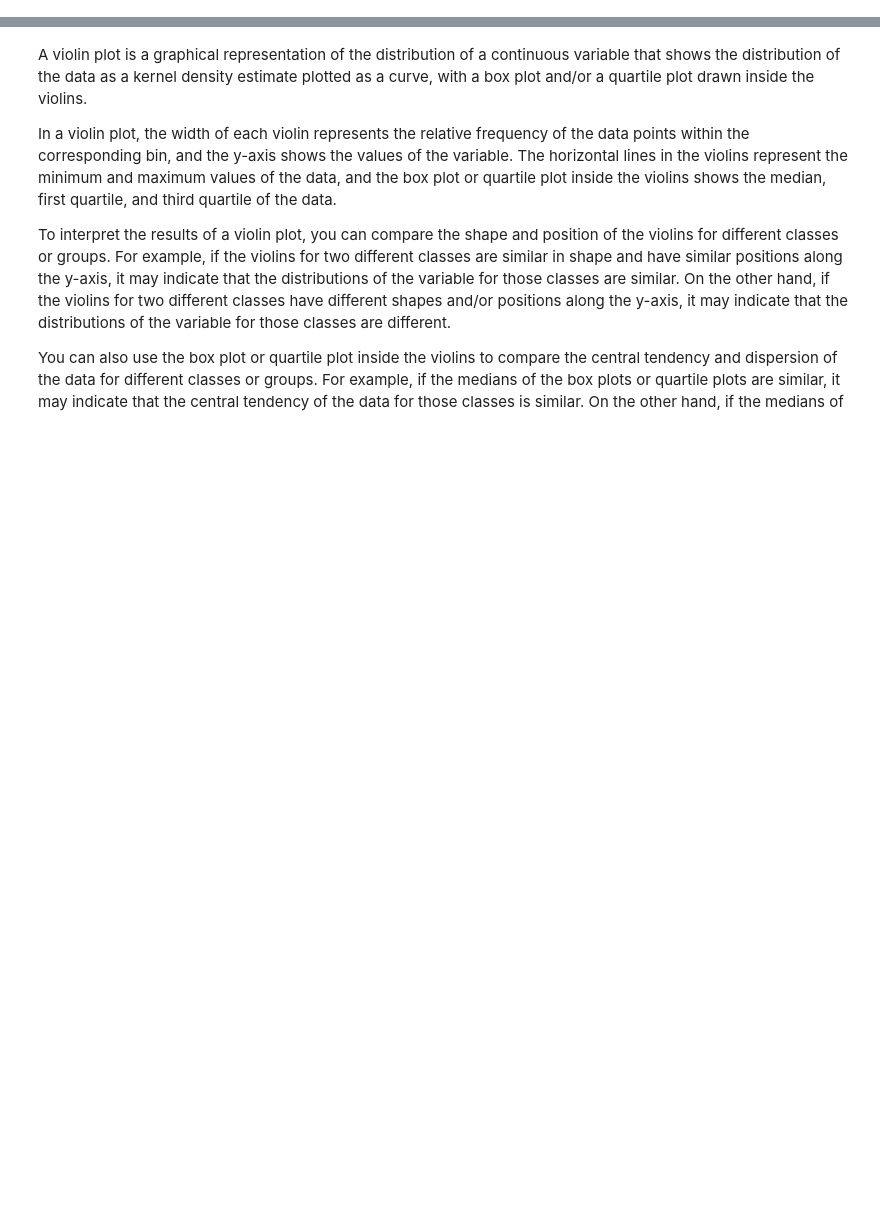
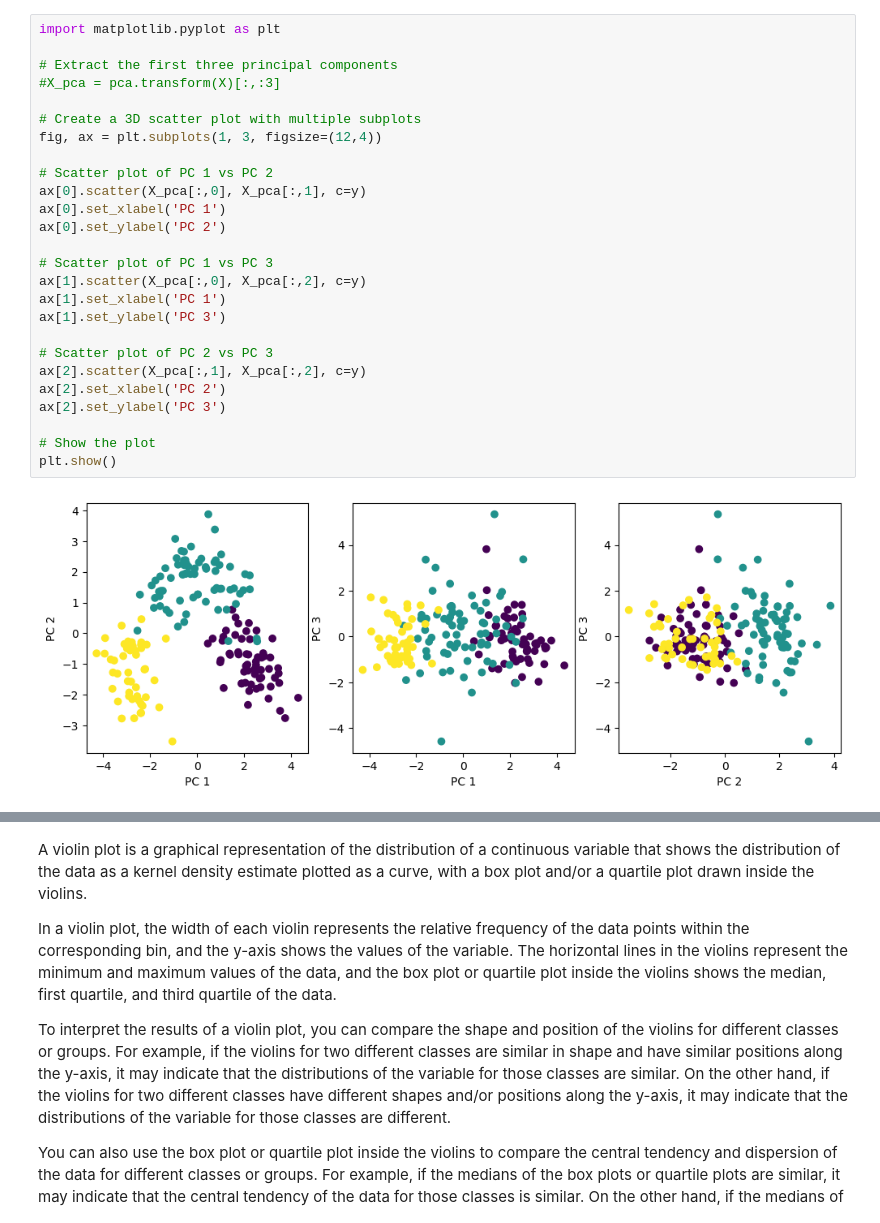
Before and after one commit to sskender/data-visualization, a Jupyter notebook: lab3/Wines.ipynb, the cells around one changed output, grey strips where cells are left out. Drawn from its saved outputs; the diff is of its cells as text; blank space fills up the shorter version.

```diff
--- a/lab3/Wines.ipynb
+++ b/lab3/Wines.ipynb
@@ -99,0 +147,28 @@ plt.show()
+# %%
+import matplotlib.pyplot as plt
+
+# Extract the first three principal components
+#X_pca = pca.transform(X)[:,:3]
+
+# Create a 3D scatter plot with multiple subplots
+fig, ax = plt.subplots(1, 3, figsize=(12,4))
+
+# Scatter plot of PC 1 vs PC 2
+ax[0].scatter(X_pca[:,0], X_pca[:,1], c=y)
+ax[0].set_xlabel('PC 1')
+ax[0].set_ylabel('PC 2')
+
+# Scatter plot of PC 1 vs PC 3
+ax[1].scatter(X_pca[:,0], X_pca[:,2], c=y)
+ax[1].set_xlabel('PC 1')
+ax[1].set_ylabel('PC 3')
+
+# Scatter plot of PC 2 vs PC 3
+ax[2].scatter(X_pca[:,1], X_pca[:,2], c=y)
+ax[2].set_xlabel('PC 2')
+ax[2].set_ylabel('PC 3')
+
+# Show the plot
+plt.show()
+# %% [output]
+[figure, added]
```
Also changed, not shown: parts of 28 cells of this notebook.
